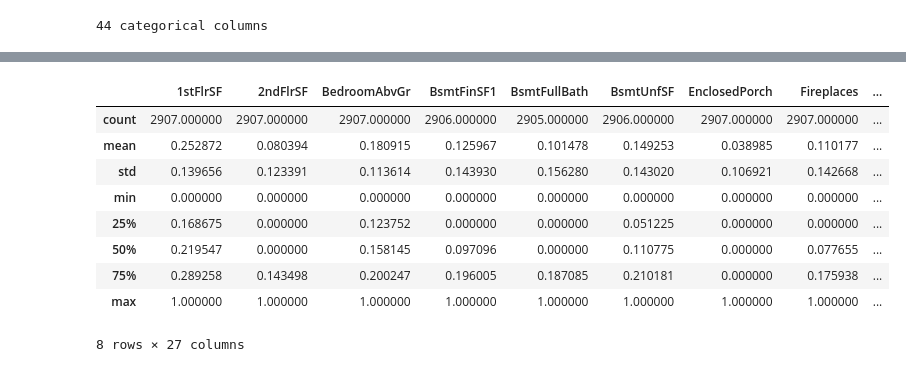
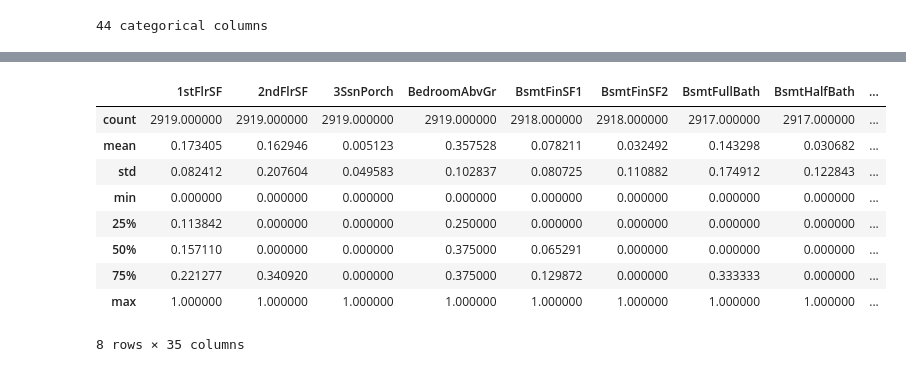
Before and after one commit to jack89roberts/kaggle-house-prices, a Jupyter notebook: house_prices_eda.ipynb, the cells around one changed output, grey strips where cells are left out. Saved outputs shown, nothing was run; the diff lists cells and outputs as text; code cells hidden in the pictures.

Commit message:
first model

```diff
--- a/house_prices_eda.ipynb
+++ b/house_prices_eda.ipynb
@@ -35,0 +60,8 @@ memory usage: 1.8+ MB
+# %%
+# columns where NaN values have meaning e.g. no pool etc.
+cols_fillna = ['PoolQC','MiscFeature','Alley','Fence','MasVnrType','FireplaceQu',
+               'GarageQual','GarageCond','GarageFinish','GarageType',
+               'BsmtExposure','BsmtCond','BsmtQual','BsmtFinType1','BsmtFinType2']
+
+for col in cols_fillna:
+    df_all[col].fillna('None',inplace=True)
@@ -329,10 +372,12 @@ BsmtHalfBath     8.273396e-01
 dtype: float64
 # %%
+'''
 # Columns with low impact on SalePrice
 #(less than 10% correlation, or greater than 0.01 p-value)
 
-cols_lowimpact = ['RoofMatl','Street','MiscFeature',
-                  'MiscVal','BsmtFinType2','BsmtHalfBath',
-                  'BsmtFinSF2','LandSlope','Utilities',
-                  'PoolQC','PoolArea','MoSold','YrSold',
-                  'OverallCond','3SsnPorch','LowQualFinSF']
+cols_lowimpact = ['MoSold','YrSold','BsmtHalfBath',
+                  'PoolArea','OverallCond','3SsnPorch',
+                  'LowQualFinSF','MiscVal','BsmtFinSF2',
+                  'RoofMatl','Street','LandSlope','PoolQC',
+                  'Utilities']
+'''
@@ -339,13 +385,0 @@ cols_lowimpact = ['RoofMatl','Street','MiscFeature',
-# %%
-# properties with no pool encoded as NaN and not included in any analysis so far.
-# check for price difference between pool vs. no pool.
-
-df_all['HasPool'] = ~df_all.PoolQC.isnull()
-sns.violinplot(x='HasPool',y='SalePrice',data=df_all)
-
-print('HasPool p-value:',anova('HasPool','SalePrice'))
-
-df_all.groupby('HasPool').SalePrice.describe()
-
-# confirmed as no use for a model
-df_all.drop('HasPool',axis=1,inplace=True)
@@ -362,19 +437,21 @@ cols_numcat = [col for col in cols_numcat if col not in cols_lowimpact]
 # %%
 # normalise numeric columns
 def scale_minmax(col):
     return (col-col.min())/(col.max()-col.min())
 
-df_all[cols_numeric] = df_all[cols_numeric].apply(scale_minmax,axis=0)
+scale_cols = [col for col in cols_numeric if col!='SalePrice']
 
-df_all[cols_numeric].describe()
+df_all[scale_cols] = df_all[scale_cols].apply(scale_minmax,axis=0)
+
+df_all[scale_cols].describe()
 # %% [output]
-|  | 1stFlrSF | 2ndFlrSF | BedroomAbvGr | BsmtFinSF1 | BsmtFullBath | BsmtUnfSF | EnclosedPorch | Fireplaces | ... |
-| count | 2907.000000 | 2907.000000 | 2907.000000 | 2906.000000 | 2905.000000 | 2906.000000 | 2907.000000 | 2907.000000 | ... |
-| mean | 0.252872 | 0.080394 | 0.180915 | 0.125967 | 0.101478 | 0.149253 | 0.038985 | 0.110177 | ... |
-| std | 0.139656 | 0.123391 | 0.113614 | 0.143930 | 0.156280 | 0.143020 | 0.106921 | 0.142668 | ... |
+|  | 1stFlrSF | 2ndFlrSF | 3SsnPorch | BedroomAbvGr | BsmtFinSF1 | BsmtFinSF2 | BsmtFullBath | BsmtHalfBath | ... |
+| count | 2919.000000 | 2919.000000 | 2919.000000 | 2919.000000 | 2918.000000 | 2918.000000 | 2917.000000 | 2917.000000 | ... |
+| mean | 0.173405 | 0.162946 | 0.005123 | 0.357528 | 0.078211 | 0.032492 | 0.143298 | 0.030682 | ... |
+| std | 0.082412 | 0.207604 | 0.049583 | 0.102837 | 0.080725 | 0.110882 | 0.174912 | 0.122843 | ... |
 | min | 0.000000 | 0.000000 | 0.000000 | 0.000000 | 0.000000 | 0.000000 | 0.000000 | 0.000000 | ... |
-| 25% | 0.168675 | 0.000000 | 0.123752 | 0.000000 | 0.000000 | 0.051225 | 0.000000 | 0.000000 | ... |
-| 50% | 0.219547 | 0.000000 | 0.158145 | 0.097096 | 0.000000 | 0.110775 | 0.000000 | 0.077655 | ... |
-| 75% | 0.289258 | 0.143498 | 0.200247 | 0.196005 | 0.187085 | 0.210181 | 0.000000 | 0.175938 | ... |
+| 25% | 0.113842 | 0.000000 | 0.000000 | 0.250000 | 0.000000 | 0.000000 | 0.000000 | 0.000000 | ... |
+| 50% | 0.157110 | 0.000000 | 0.000000 | 0.375000 | 0.065291 | 0.000000 | 0.000000 | 0.000000 | ... |
+| 75% | 0.221277 | 0.340920 | 0.000000 | 0.375000 | 0.129872 | 0.000000 | 0.333333 | 0.000000 | ... |
 | max | 1.000000 | 1.000000 | 1.000000 | 1.000000 | 1.000000 | 1.000000 | 1.000000 | 1.000000 | ... |
-8 rows × 27 columns
+8 rows × 35 columns
```
Also changed, not shown: parts of 18 cells of this notebook.
